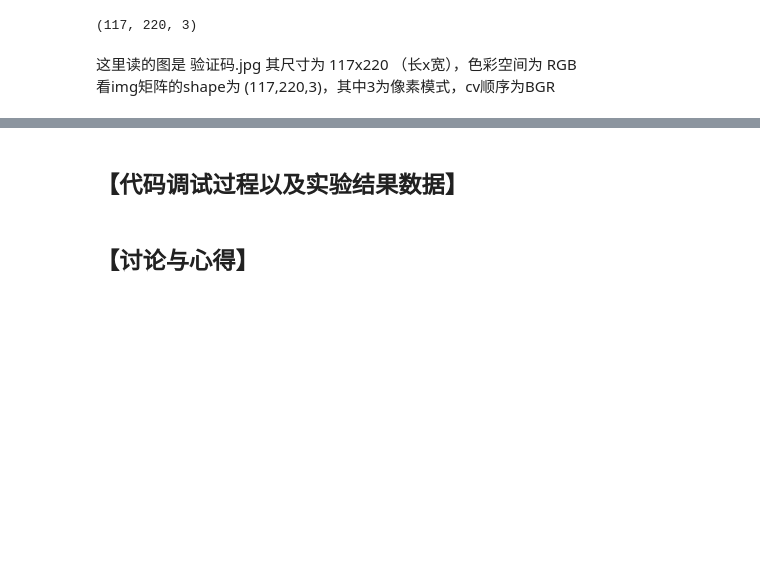
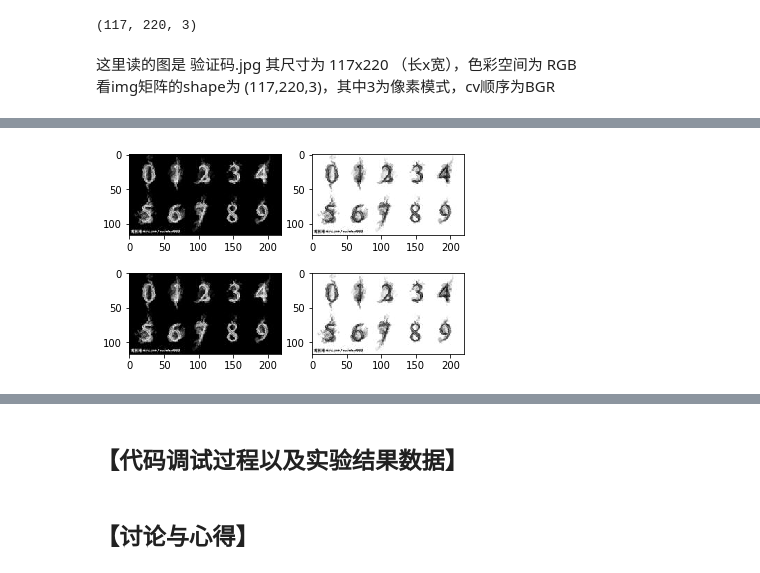
Before and after one commit to rg4sun/RG_captcha_recognization, a Jupyter notebook: 实验报告.ipynb, the cells around one changed output, grey strips where cells are left out. Saved outputs shown, nothing was run; the diff lists cells and outputs as text; code cells hidden in the pictures; blank space fills up the shorter version.

```diff
--- a/实验报告.ipynb
+++ b/实验报告.ipynb
@@ -272,0 +315,10 @@ img.shape
+# %%
+# 绘画灰度图的四种方法
+i = 1
+# plt.figure(figsize=(4,2), dpi=200)
+for cmap in [plt.cm.gray, plt.cm.gray_r, 'gray', 'gray_r']: # gray_r中的r表示reverse，代表逆转, 黑白颠倒
+    plt.subplot(2,2,i)
+    plt.imshow(img_gray, cmap=cmap)
+    i += 1
+# %% [output]
+[figure, added]
```
Also changed, not shown: parts of 27 cells of this notebook, 1 other file.
